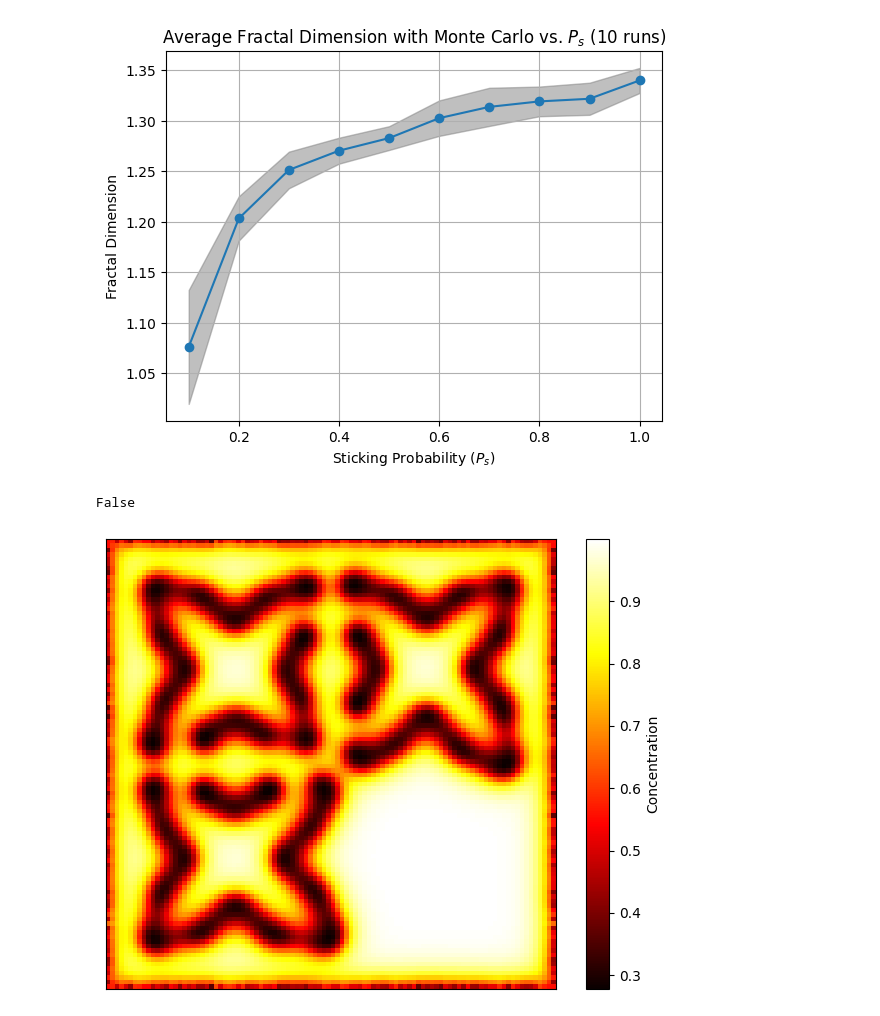
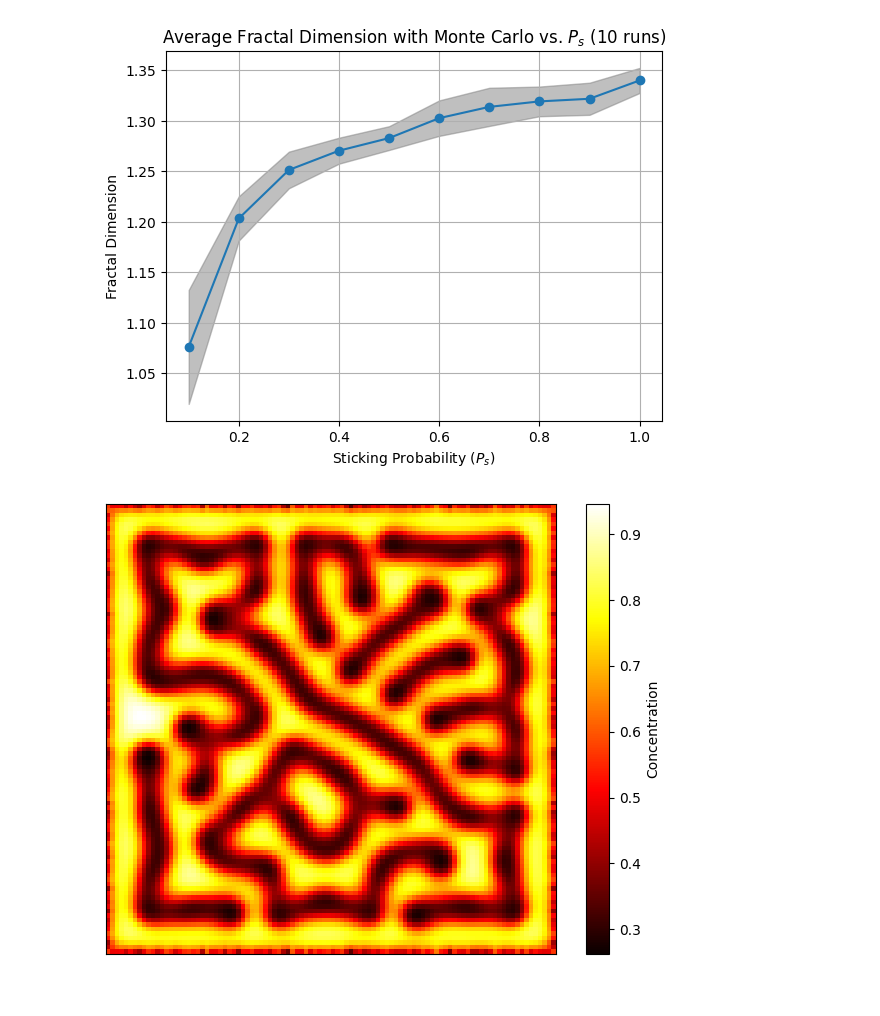
Before and after one commit to koenweverink/ScientificComputing, a Jupyter notebook: Set2.ipynb, the cells around one changed output. Cells and saved outputs as stored; diff of their text form; code cells hidden in the pictures.

```diff
--- a/Set2.ipynb
+++ b/Set2.ipynb
@@ -110,8 +110,6 @@ cmap = ax.imshow(concentration, cmap='hot', interpolation='nearest')
 fig.colorbar(cmap, ax=ax, fraction=0.046, pad=0.04)
 cluster_overlay = np.ma.masked_where(domain == 0, domain)
 ax.imshow(cluster_overlay, cmap='Greys', interpolation='nearest')
-ax.set_xticks([])
-ax.set_yticks([])
 ax.set_title(f'DLA Cluster with Nutrient Concentration \nGradient $\eta$ = {eta}')
 plt.show()
 # %% [output]
@@ -209,7 +207,6 @@ plt.show()
 def monte_carlo(size, seed_position, num_walkers, ps=1):
     domain = np.zeros((size, size), dtype=np.int64)  # Use int64 to be explicit for numba
     domain[seed_position] = 1  # Start with a seed
-    count = 0  # Counter for the number of particles added to the cluster
 
     # Function for performing a single random walk
     def random_walk():
@@ -247,9 +244,8 @@ def monte_carlo(size, seed_position, num_walkers, ps=1):
         result = random_walk()
         if result != (-1, -1):  # Check if the walker should be added to the cluster
             domain[result] = 1  # Add new point to the cluster
-            count += 1
 
-    return domain, count
+    return domain
 # %%
 # Parameters
 size = 100
@@ -257,5 +253,4 @@ seed_position = (size - 1, size // 2)  # Starting at the bottom center
 num_walkers = 500  # Number of walkers
 
 # Run simulation
-domain, count = monte_carlo(size, seed_position, num_walkers)
-print(count)
+domain = monte_carlo(size, seed_position, num_walkers)
@@ -451,10 +443,10 @@ def gray_scott(grid_size, D_u, D_v, f, k, dt, dx, steps):
                 u[i, j] += D_u * dt * laplacian_u - reaction + f * (1 - u[i, j])
                 v[i, j] += D_v * dt * laplacian_v + reaction - (f + k) * v[i, j]
 
-        if np.max(np.abs(u - u_old)) < 1e-5:
-            convergence = True
-        else:
-            convergence = False
+    # if np.max(np.abs(u - u_old)) < 1e-5:
+    #     convergence = True
+    # else:
+    #     convergence = False
 
         # Periodic boundary condition
         u[:, -1] = u[:, 0]
@@ -463,35 +455,34 @@ def gray_scott(grid_size, D_u, D_v, f, k, dt, dx, steps):
         v[-1, :] = v[0, :]
     # print(convergence)
 
-    return u, v, convergence
+    return u, v
 # %%
 # Parameters
 grid_size = 100
 dt = 1  # Time step, arbitrary units
 dx = 1  # Grid spacing, arbitrary units
 D_u = 0.16  # Diffusion coefficient, arbitrary units
 D_v = 0.08  # Diffusion coefficient, arbitrary units
-f = 0.03  # Feed rate, arbitrary units
+f = 0.035  # Feed rate, arbitrary units
 k = 0.06  # Kill rate, arbitrary units
 steps = 2000 # Number of time steps to simulate
 
-u, v, conv = gray_scott(grid_size, D_u, D_v, f, k, dt, dx, steps)
+u, v= gray_scott(grid_size, D_u, D_v, f, k, dt, dx, steps)
 plt.imshow(u, cmap='hot', interpolation='nearest')
-print(conv)
+# print(conv)
 
 plt.xlabel(f"t = {np.round(dt)}")
 plt.colorbar(label='Concentration')
 
 #hide axis
 ax = plt.gca()
 ax.get_xaxis().set_visible(False)
 ax.get_yaxis().set_visible(False)
 # plt.title(f'Concentration After {steps} Steps and time = {1} \n (Y-axis diffusion only)')
 plt.tight_layout()
 plt.show()
 # %% [output]
-False
-[figure, old version]
+[figure, new version]
 # %%
 def plot_concentration_over_time(grid_size, D_u, D_v, f, k, dt, dx, steps_list, title_suffix=''):
     num_rows = 2  # Number of rows
```
Also changed, not shown: parts of 11 cells of this notebook.
